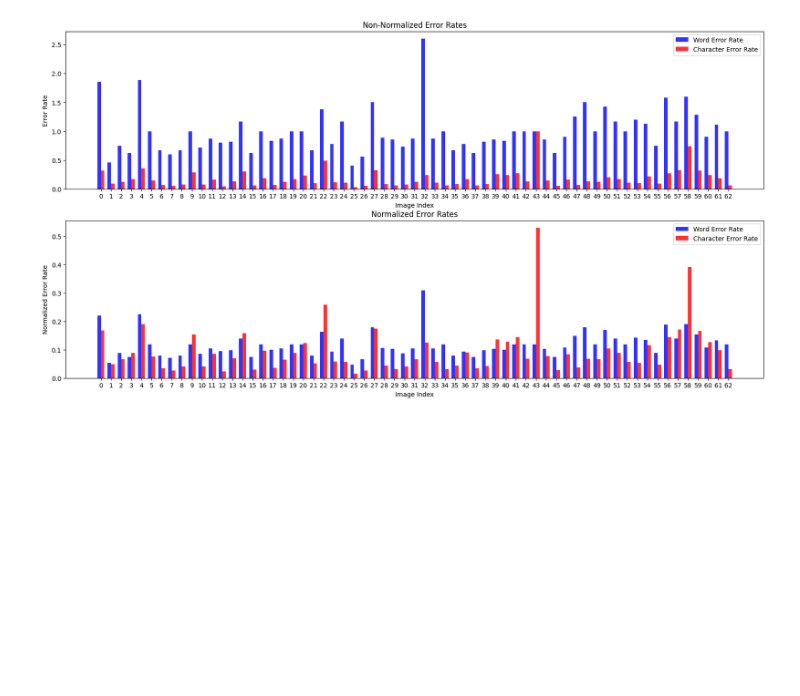
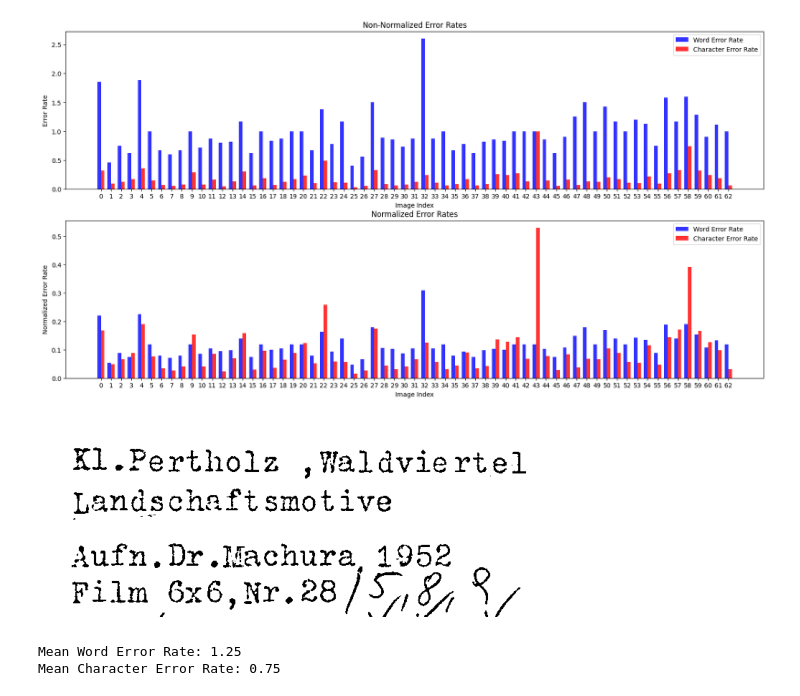
Before and after one commit to Maserezio/document_analysis, a Jupyter notebook: assignment_2/task_a_b.ipynb, the cells around one changed output. Drawn from its saved outputs; the diff is of its cells as text; code cells hidden in the pictures; blank space fills up the shorter version.

```diff
--- a/assignment_2/task_a_b.ipynb
+++ b/assignment_2/task_a_b.ipynb
@@ -154,3 +149,22 @@ axs[1].legend()
 plt.show()
 # %% [output]
 [figure]
+# %%
+su = doxapy.Binarization(doxapy.Binarization.Algorithms.SU)
+
+imgs = []
+for i in os.listdir("./pt_imgs"):
+    img = cv2.imread("./pt_imgs/" + i, cv2.IMREAD_GRAYSCALE)
+    imgs.append(img)
+
+bin_imgs = []
+for img in imgs:
+    su.initialize(img)
+    su.to_binary(img, {"window": 15})
+    bin_imgs.append(img)
+
+plt.imshow(bin_imgs[0], cmap="gray")
+plt.axis("off")
+plt.show()
+# %% [output]
+[figure, added]
@@ -156,0 +188,36 @@ plt.show()
+# %%
+word_error_rate = []
+char_error_rate = []
+
+ground_truth_dir = "./DAVU_UE2/dataset/txt"
+gt_files = []
+
+# for i in os.listdir(ground_truth_dir):
+#     new_name = ground_truth_dir + "/" + str(int(i.split("_")[0])) + ".txt"
+#     os.rename(ground_truth_dir + "/" + i, new_name)
+
+for i in os.listdir(ground_truth_dir):
+    gt_files.append(ground_truth_dir + "/" + i)
+
+extr_text_dir = "./text_bin"
+et_files = []
+
+for i in os.listdir(extr_text_dir):
+    et_files.append(extr_text_dir + "/" + i)
+
+for i in range(len(gt_files)):
+    with open(gt_files[i], "r") as f:
+        gt_text = f.read()
+    with open(et_files[i], "r") as f:
+        et_text = f.read()
+    word_error_rate.append(wer(gt_text, et_text))
+    char_error_rate.append(cer(gt_text, et_text))
+
+mean_wer = round(sum(word_error_rate)/len(word_error_rate), 2)
+mean_cer = round(sum(char_error_rate)/len(char_error_rate), 2)
+
+print(f"Mean Word Error Rate: {mean_wer}")
+print(f"Mean Character Error Rate: {mean_cer}")
+# %% [output]
+Mean Word Error Rate: 1.25
+Mean Character Error Rate: 0.75
```
Also changed, not shown: parts of 16 cells of this notebook, 6 other files.
